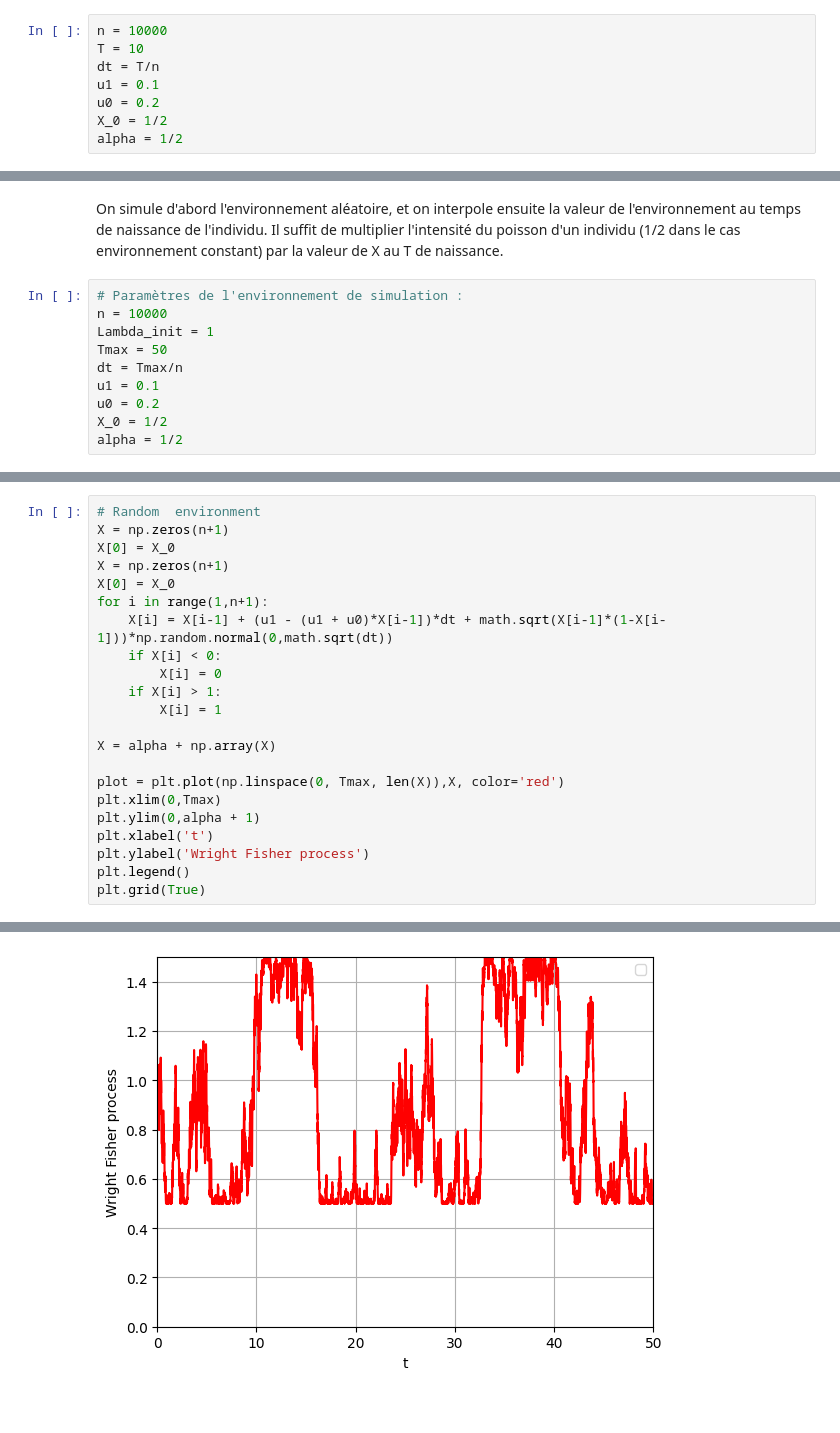
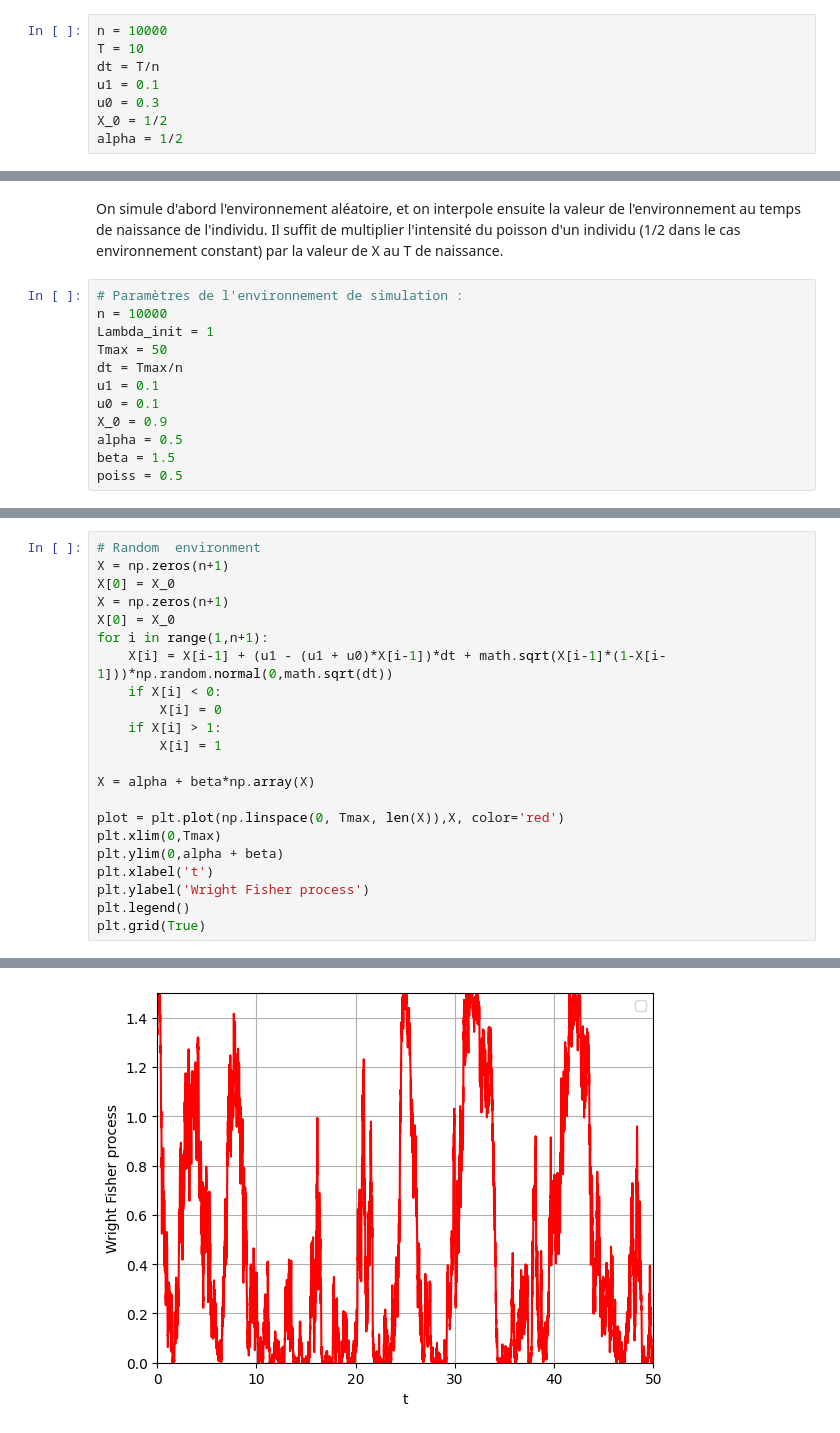
Before and after one commit to LeoMicollet/M2internship-HRE, a Jupyter notebook: Essais_Wright_Fisher.ipynb, the cells around one changed output, grey strips where cells are left out. Cells and saved outputs as stored; diff of their text form.

```diff
--- a/Essais_Wright_Fisher.ipynb
+++ b/Essais_Wright_Fisher.ipynb
@@ -11,7 +11,7 @@ n = 10000
 T = 10
 dt = T/n
 u1 = 0.1
-u0 = 0.2
+u0 = 0.3
 X_0 = 1/2
 alpha = 1/2
 # %%
@@ -49,6 +49,8 @@ Lambda_init = 1
 Tmax = 50
 dt = Tmax/n
 u1 = 0.1
-u0 = 0.2
-X_0 = 1/2
-alpha = 1/2
+u0 = 0.1
+X_0 = 0.9
+alpha = 0.5
+beta = 1.5
+poiss = 0.5
@@ -55,28 +68,28 @@ alpha = 1/2
 # %%
 # Random  environment
 X = np.zeros(n+1)
 X[0] = X_0
 X = np.zeros(n+1)
 X[0] = X_0
 for i in range(1,n+1):
     X[i] = X[i-1] + (u1 - (u1 + u0)*X[i-1])*dt + math.sqrt(X[i-1]*(1-X[i-1]))*np.random.normal(0,math.sqrt(dt))
     if X[i] < 0:
         X[i] = 0
     if X[i] > 1:
         X[i] = 1
 
-X = alpha + np.array(X)
+X = alpha + beta*np.array(X)
 
 plot = plt.plot(np.linspace(0, Tmax, len(X)),X, color='red')
 plt.xlim(0,Tmax)
-plt.ylim(0,alpha + 1)
+plt.ylim(0,alpha + beta)
 plt.xlabel('t')
 plt.ylabel('Wright Fisher process')
 plt.legend()
 plt.grid(True)
 # %% [output]
 No artists with labels found to put in legend.  Note that artists whose label start with an underscore are ignored when legend() is called with no argument.
-[figure, old version]
+[figure, new version]
 # %%
 # We define a function that returns the environment for a given time t using linear interpolation
 
```
Also changed, not shown: parts of 6 cells of this notebook, 6 other files.
